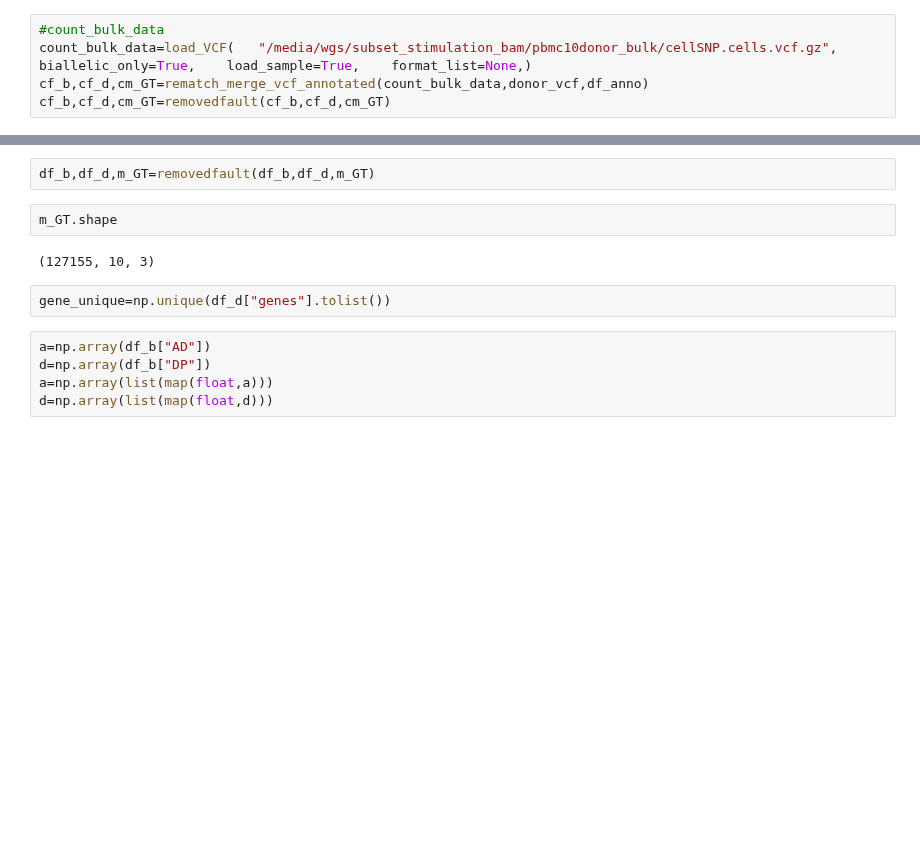
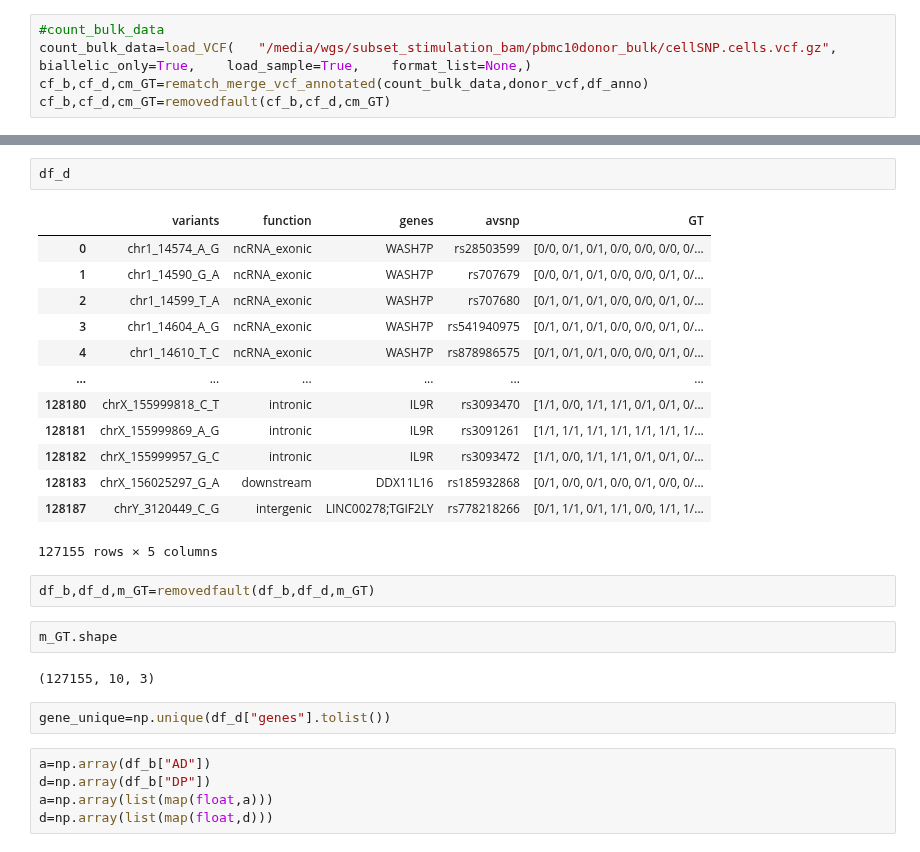
Before and after one commit to chengarthur/Vireobulk_analysis, a Jupyter notebook: pipeline/From_Processed_mutiano_to_demutiplxed-Copy1.ipynb, the cells around one changed output, grey strips where cells are left out. Drawn from its saved outputs; the diff is of its cells as text; blank space fills up the shorter version.

```diff
--- a/pipeline/From_Processed_mutiano_to_demutiplxed-Copy1.ipynb
+++ b/pipeline/From_Processed_mutiano_to_demutiplxed-Copy1.ipynb
@@ -144,3 +200,19 @@ df_b,df_d,m_GT=rematch_merge_vcf_annotated(bulk_merged_data,donor_vcf,df_anno)
+# %%
+df_d
+# %% [output]
+|  | variants | function | genes | avsnp | GT |
+| 0 | chr1_14574_A_G | ncRNA_exonic | WASH7P | rs28503599 | [0/0, 0/1, 0/1, 0/0, 0/0, 0/0, 0/... |
+| 1 | chr1_14590_G_A | ncRNA_exonic | WASH7P | rs707679 | [0/0, 0/1, 0/1, 0/0, 0/0, 0/1, 0/... |
+| 2 | chr1_14599_T_A | ncRNA_exonic | WASH7P | rs707680 | [0/1, 0/1, 0/1, 0/0, 0/0, 0/1, 0/... |
+| 3 | chr1_14604_A_G | ncRNA_exonic | WASH7P | rs541940975 | [0/1, 0/1, 0/1, 0/0, 0/0, 0/1, 0/... |
+| 4 | chr1_14610_T_C | ncRNA_exonic | WASH7P | rs878986575 | [0/1, 0/1, 0/1, 0/0, 0/0, 0/1, 0/... |
+| ... | ... | ... | ... | ... | ... |
+| 128180 | chrX_155999818_C_T | intronic | IL9R | rs3093470 | [1/1, 0/0, 1/1, 1/1, 0/1, 0/1, 0/... |
+| 128181 | chrX_155999869_A_G | intronic | IL9R | rs3091261 | [1/1, 1/1, 1/1, 1/1, 1/1, 1/1, 1/... |
+| 128182 | chrX_155999957_G_C | intronic | IL9R | rs3093472 | [1/1, 0/0, 1/1, 1/1, 0/1, 0/1, 0/... |
+| 128183 | chrX_156025297_G_A | downstream | DDX11L16 | rs185932868 | [0/1, 0/0, 0/1, 0/0, 0/1, 0/0, 0/... |
+| 128187 | chrY_3120449_C_G | intergenic | LINC00278;TGIF2LY | rs778218266 | [0/1, 1/1, 0/1, 1/1, 0/0, 1/1, 1/... |
+127155 rows × 5 columns
 # %%
 df_b,df_d,m_GT=removedfault(df_b,df_d,m_GT)
 # %%
```
Also changed, not shown: parts of 15 cells of this notebook, 5 other files.
